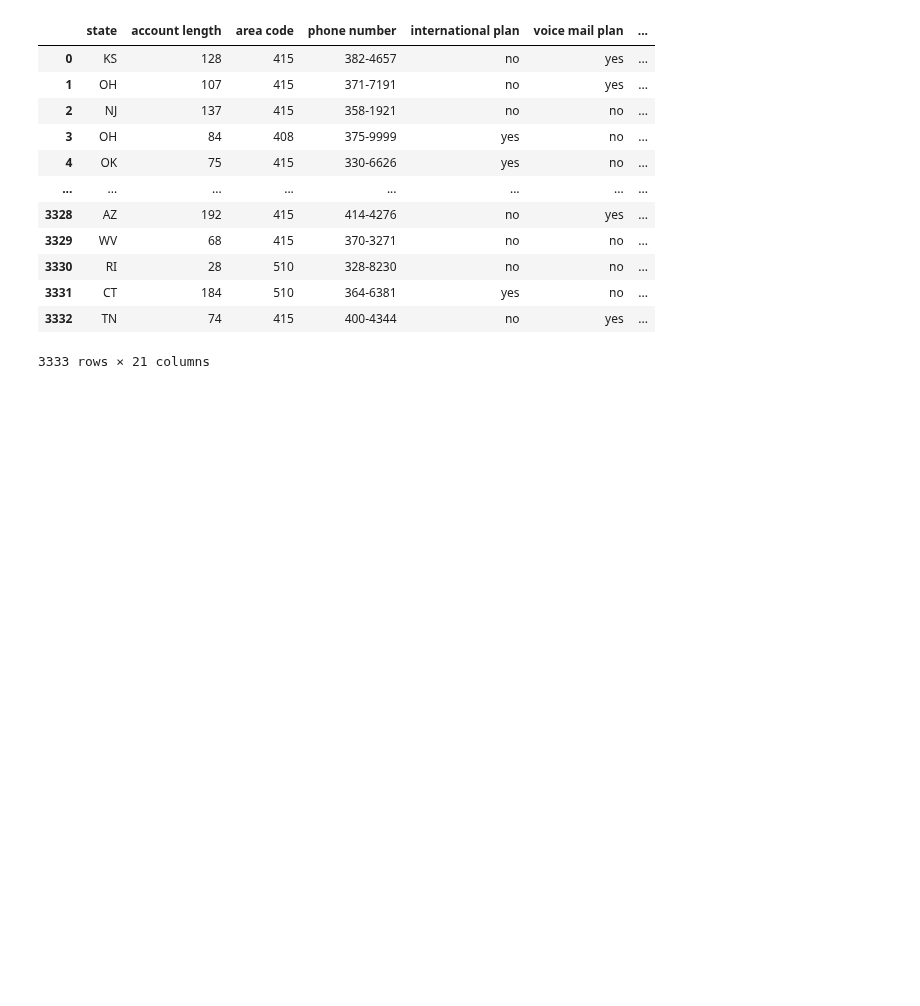
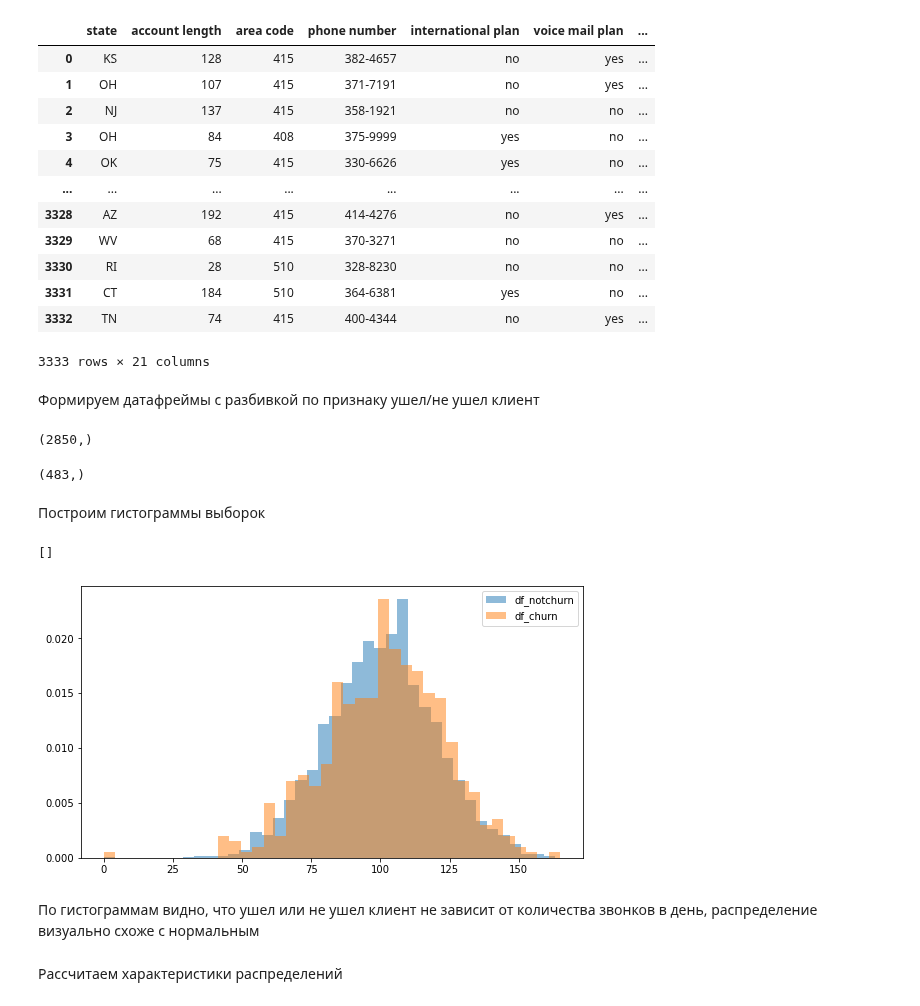
Before and after one commit to Denis-R-V/Homeworks, a Jupyter notebook: Part_2/Task_2.ipynb, the cells around one changed output. Saved outputs shown, nothing was run; the diff lists cells and outputs as text; code cells hidden in the pictures; blank space fills up the shorter version.

```diff
--- a/Part_2/Task_2.ipynb
+++ b/Part_2/Task_2.ipynb
@@ -158,3 +163,32 @@ display(df)
 | 3331 | CT | 184 | 510 | 364-6381 | yes | no | ... |
 | 3332 | TN | 74 | 415 | 400-4344 | no | yes | ... |
 3333 rows × 21 columns
+# %% [markdown]
+Формируем датафреймы с разбивкой по признаку ушел/не ушел клиент
+# %%
+# Датафрейм c дневным количеством звонков для клиентов, которые не ушли
+df_notchurn = df[df['churn'] == False]['total day calls'].copy()
+df_notchurn.shape
+# %% [output]
+(2850,)
+# %%
+# Датафрейм c дневным количеством звонков для клиентов, которые ушли
+df_churn = df[df['churn'] == True]['total day calls'].copy()
+df_churn.shape
+# %% [output]
+(483,)
+# %% [markdown]
+Построим гистограммы выборок
+# %%
+plt.figure(figsize=(9,5))
+plt.hist(df_notchurn, density=True, bins=40, alpha=0.5)
+plt.hist(df_churn, density=True, bins=40, alpha=0.5)
+plt.legend(['df_notchurn', 'df_churn'])
+plt.plot()
+# %% [output]
+[]
+[figure, added]
+# %% [markdown]
+По гистограммам видно, что ушел или не ушел клиент не зависит от количества звонков в день, распределение визуально схоже с нормальным
+# %% [markdown]
+Рассчитаем характеристики распределений
```
Also changed, not shown: parts of 10 cells of this notebook.
